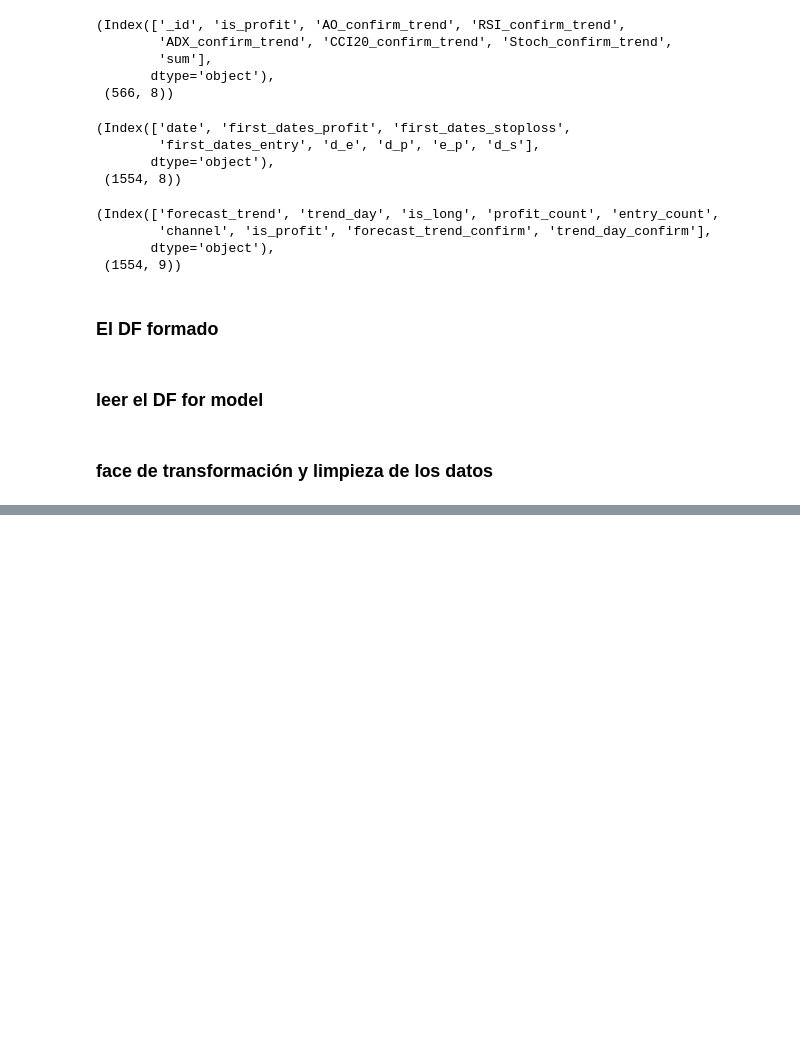
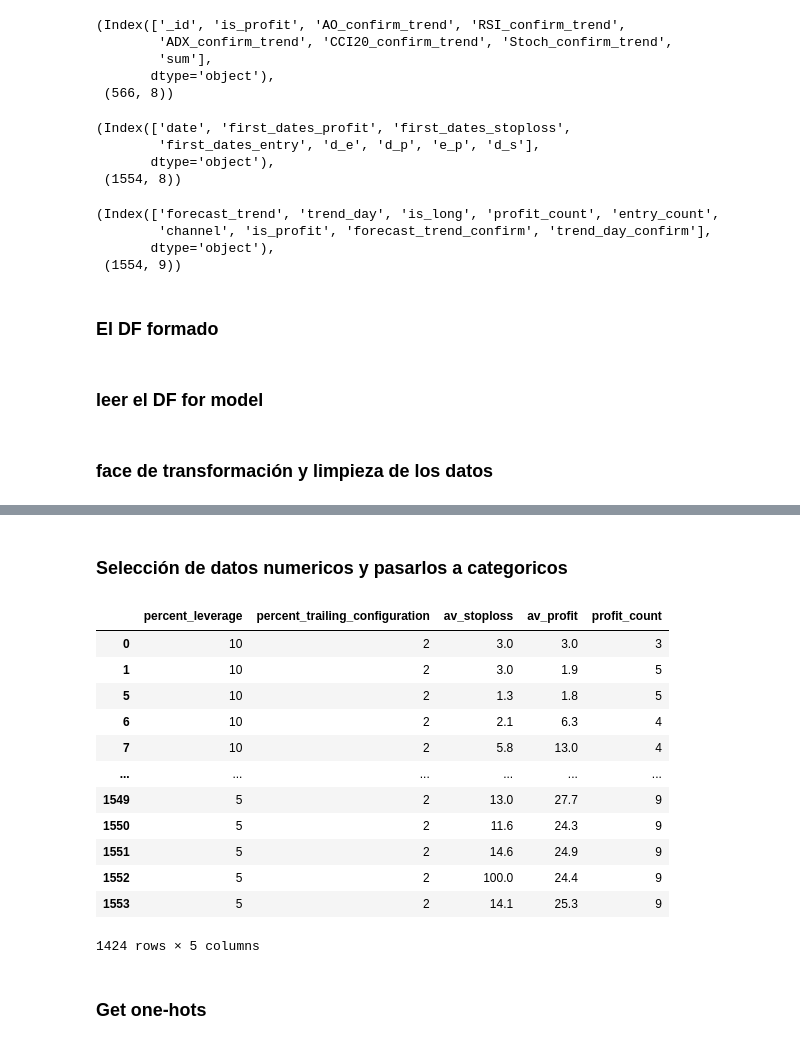
Before and after one commit to joankenobi/analisis_de_datos_copy_trading, a Jupyter notebook: Proyecto/notebooks/Exploracion_de_los_datos_pasantias.ipynb, the cells around one changed output, grey strips where cells are left out. Drawn from its saved outputs; the diff is of its cells as text; code cells hidden in the pictures; blank space fills up the shorter version.

Commit message:
704 datos prophet, empezar dummie y caterorization

```diff
--- a/Proyecto/notebooks/Exploracion_de_los_datos_pasantias.ipynb
+++ b/Proyecto/notebooks/Exploracion_de_los_datos_pasantias.ipynb
@@ -1404,0 +1426,26 @@ df_for_model_clean.drop(columns=["error_ta_recomendation",
+# %% [markdown]
+### Selección de datos numericos y pasarlos a categoricos
+# %%
+df_for_model_clean[[
+       'percent_leverage',
+       'percent_trailing_configuration',
+       'av_stoploss',
+       'av_profit',
+       'profit_count'
+       ]]
+# %% [output]
+|  | percent_leverage | percent_trailing_configuration | av_stoploss | av_profit | profit_count |
+| 0 | 10 | 2 | 3.0 | 3.0 | 3 |
+| 1 | 10 | 2 | 3.0 | 1.9 | 5 |
+| 5 | 10 | 2 | 1.3 | 1.8 | 5 |
+| 6 | 10 | 2 | 2.1 | 6.3 | 4 |
+| 7 | 10 | 2 | 5.8 | 13.0 | 4 |
+| ... | ... | ... | ... | ... | ... |
+| 1549 | 5 | 2 | 13.0 | 27.7 | 9 |
+| 1550 | 5 | 2 | 11.6 | 24.3 | 9 |
+| 1551 | 5 | 2 | 14.6 | 24.9 | 9 |
+| 1552 | 5 | 2 | 100.0 | 24.4 | 9 |
+| 1553 | 5 | 2 | 14.1 | 25.3 | 9 |
+1424 rows × 5 columns
+# %% [markdown]
+### Get one-hots
```
Also changed, not shown: parts of 13 cells of this notebook, 1 other file.
